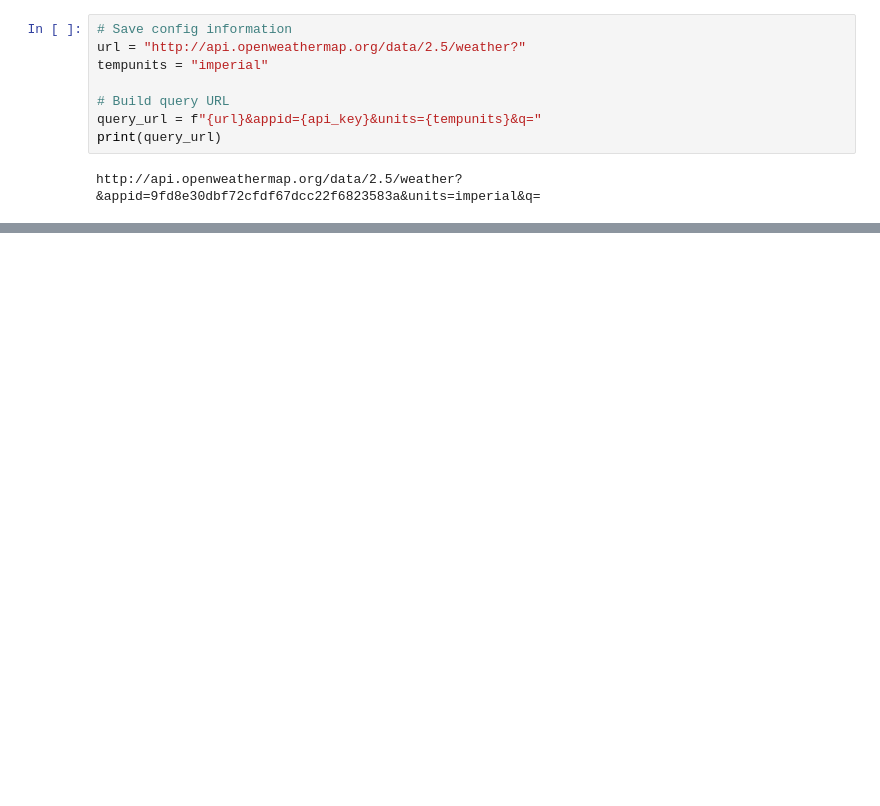
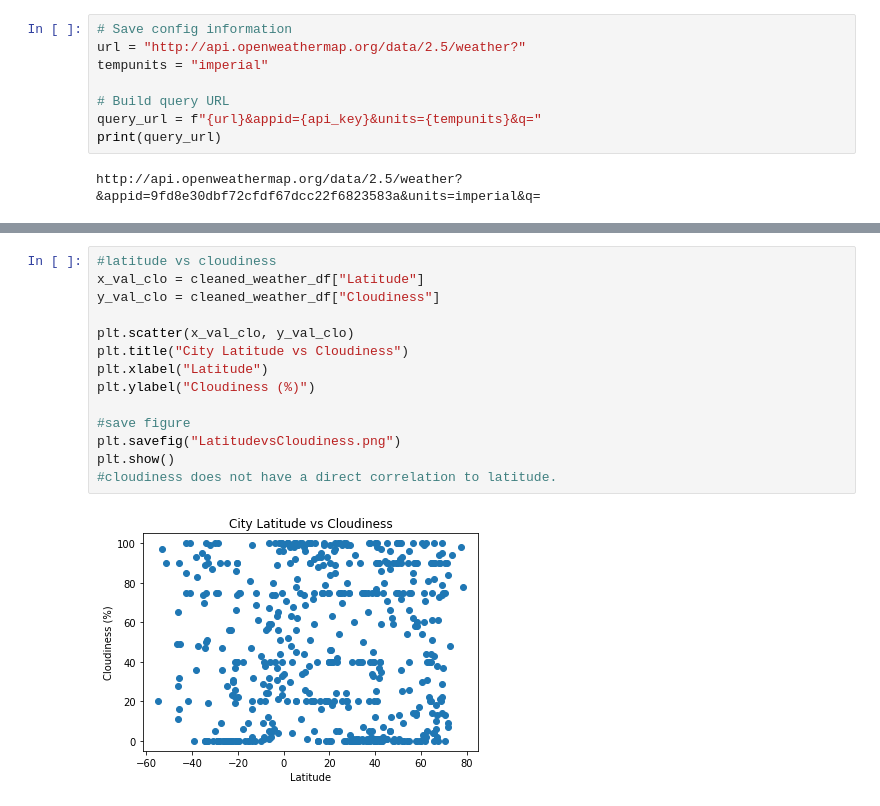
Before and after one commit to kirushan3/python-api-challenge, a Jupyter notebook: WeatherPy/WeatherPy.ipynb, the cells around one changed output, grey strips where cells are left out. Cells and saved outputs as stored; diff of their text form; blank space fills up the shorter version.

```diff
--- a/WeatherPy/WeatherPy.ipynb
+++ b/WeatherPy/WeatherPy.ipynb
@@ -212,0 +206,16 @@ dtype: int64
+# %%
+#latitude vs cloudiness
+x_val_clo = cleaned_weather_df["Latitude"]
+y_val_clo = cleaned_weather_df["Cloudiness"]
+
+plt.scatter(x_val_clo, y_val_clo)
+plt.title("City Latitude vs Cloudiness")
+plt.xlabel("Latitude")
+plt.ylabel("Cloudiness (%)")
+
+#save figure
+plt.savefig("LatitudevsCloudiness.png")
+plt.show()
+#cloudiness does not have a direct correlation to latitude.
+# %% [output]
+[figure, added]
```
Also changed, not shown: parts of 26 cells of this notebook, 6 other files.
